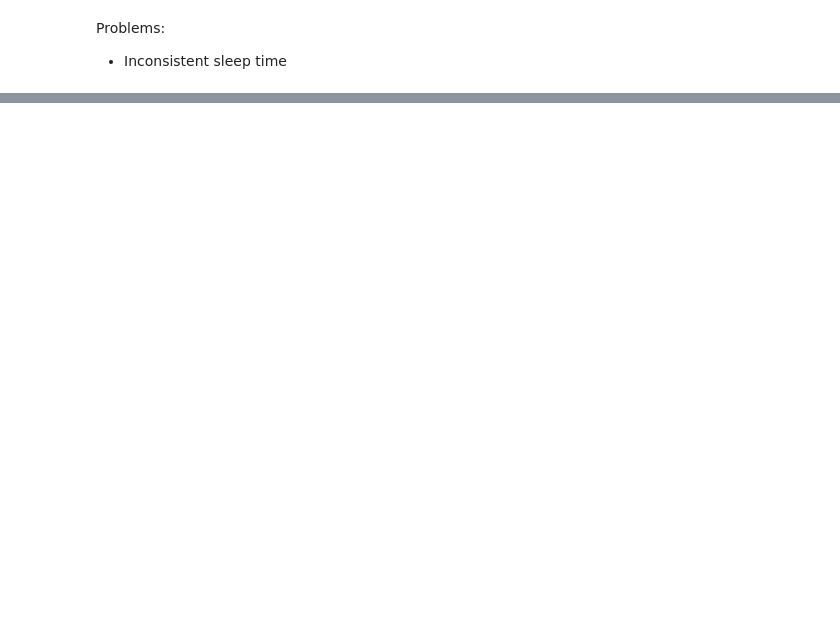
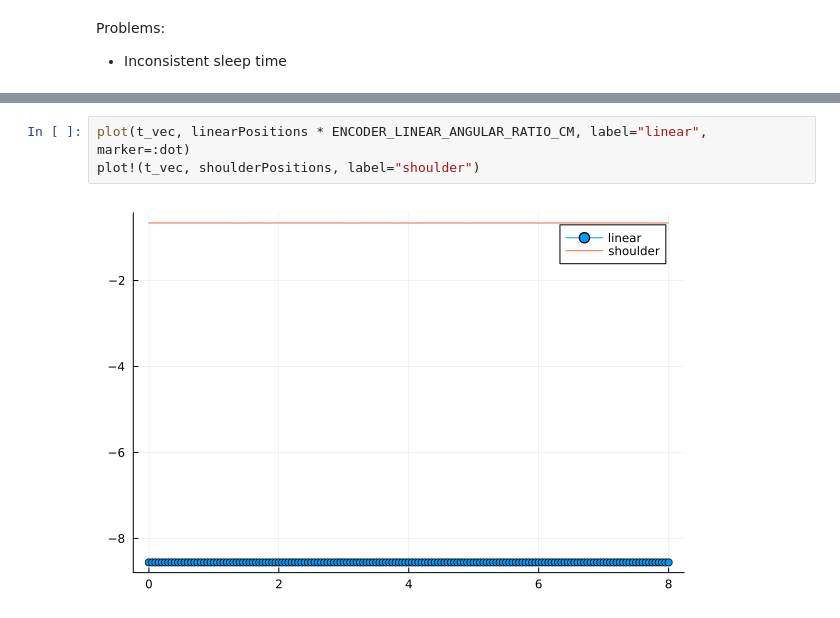
Before and after one commit to Rexlab-cartpole/ESP_HOST_FIRMWARE, a Jupyter notebook: Julia/CartPole.ipynb, the cells around one changed output, grey strips where cells are left out. Cells and saved outputs as stored; diff of their text form; blank space fills up the shorter version.

```diff
--- a/Julia/CartPole.ipynb
+++ b/Julia/CartPole.ipynb
@@ -142,0 +230,5 @@ Problems:
+# %%
+plot(t_vec, linearPositions * ENCODER_LINEAR_ANGULAR_RATIO_CM, label="linear", marker=:dot)
+plot!(t_vec, shoulderPositions, label="shoulder")
+# %% [output]
+[figure, added]
```
Also changed, not shown: parts of 10 cells of this notebook, 17 other files.
